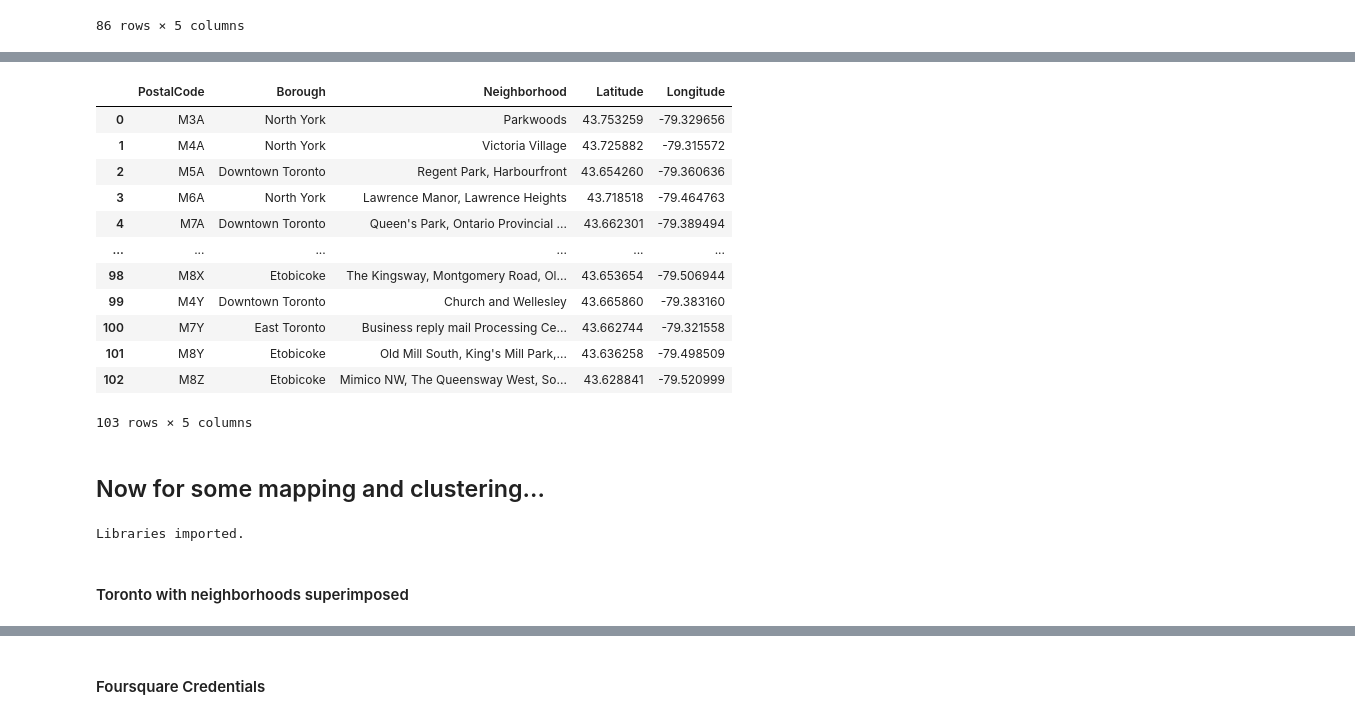
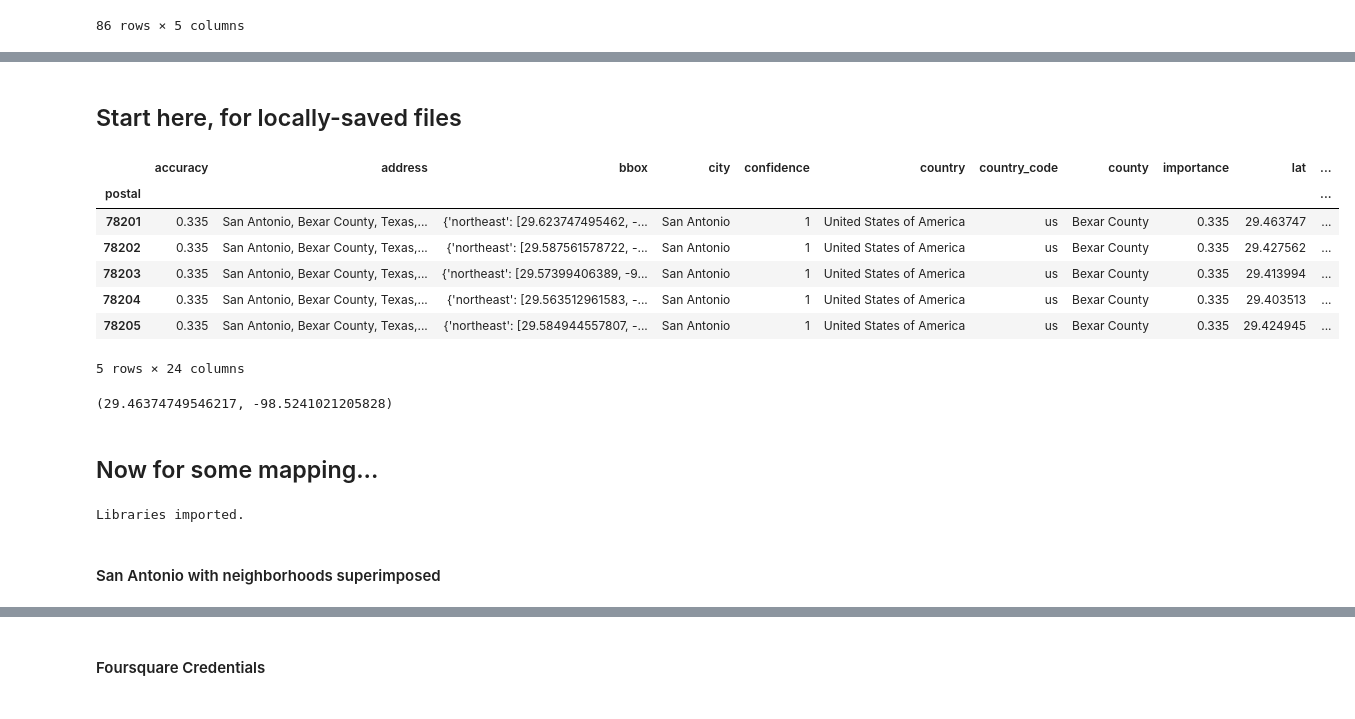
Before and after one commit to cfosterhoudt/Coursera_Capstone, a Jupyter notebook: adding_geospatial_data_with_exporting_and_clustering_San_Antonio_TX.ipynb, the cells around one changed output, grey strips where cells are left out. Saved outputs shown, nothing was run; the diff lists cells and outputs as text; code cells hidden in the pictures.

```diff
--- a/adding_geospatial_data_with_exporting_and_clustering_San_Antonio_TX.ipynb
+++ b/adding_geospatial_data_with_exporting_and_clustering_San_Antonio_TX.ipynb
@@ -149,0 +146,2 @@ df["Longitude"] = long_list
+# %% [markdown]
+## Start here, for locally-saved files
@@ -150,16 +154,16 @@ df["Longitude"] = long_list
+# %%
+geocode_SAZIPs_JSONpath = os.path.join(r'.', 'geocoded_SA_ZIPs.json')
+df = pd.read_json(geocode_SAZIPs_JSONpath, lines=True) # Load into dataframe
+# %%
+df = df.set_index("postal", drop=False)
 # %%
-df
+df.head()
 # %% [output]
-|  | PostalCode | Borough | Neighborhood | Latitude | Longitude |
-| 0 | M3A | North York | Parkwoods | 43.753259 | -79.329656 |
-| 1 | M4A | North York | Victoria Village | 43.725882 | -79.315572 |
-| 2 | M5A | Downtown Toronto | Regent Park, Harbourfront | 43.654260 | -79.360636 |
-| 3 | M6A | North York | Lawrence Manor, Lawrence Heights | 43.718518 | -79.464763 |
-| 4 | M7A | Downtown Toronto | Queen's Park, Ontario Provincial ... | 43.662301 | -79.389494 |
-| ... | ... | ... | ... | ... | ... |
-| 98 | M8X | Etobicoke | The Kingsway, Montgomery Road, Ol... | 43.653654 | -79.506944 |
-| 99 | M4Y | Downtown Toronto | Church and Wellesley | 43.665860 | -79.383160 |
-| 100 | M7Y | East Toronto | Business reply mail Processing Ce... | 43.662744 | -79.321558 |
-| 101 | M8Y | Etobicoke | Old Mill South, King's Mill Park,... | 43.636258 | -79.498509 |
-| 102 | M8Z | Etobicoke | Mimico NW, The Queensway West, So... | 43.628841 | -79.520999 |
+|  | accuracy | address | bbox | city | confidence | country | country_code | county | importance | lat | ... |
+| postal |  |  |  |  |  |  |  |  |  |  | ... |
+| 78201 | 0.335 | San Antonio, Bexar County, Texas,... | {'northeast': [29.623747495462, -... | San Antonio | 1 | United States of America | us | Bexar County | 0.335 | 29.463747 | ... |
+| 78202 | 0.335 | San Antonio, Bexar County, Texas,... | {'northeast': [29.587561578722, -... | San Antonio | 1 | United States of America | us | Bexar County | 0.335 | 29.427562 | ... |
+| 78203 | 0.335 | San Antonio, Bexar County, Texas,... | {'northeast': [29.57399406389, -9... | San Antonio | 1 | United States of America | us | Bexar County | 0.335 | 29.413994 | ... |
+| 78204 | 0.335 | San Antonio, Bexar County, Texas,... | {'northeast': [29.563512961583, -... | San Antonio | 1 | United States of America | us | Bexar County | 0.335 | 29.403513 | ... |
+| 78205 | 0.335 | San Antonio, Bexar County, Texas,... | {'northeast': [29.584944557807, -... | San Antonio | 1 | United States of America | us | Bexar County | 0.335 | 29.424945 | ... |
-103 rows × 5 columns
+5 rows × 24 columns
@@ -166,5 +175,9 @@ df
+# %%
+extract_ll(78201)
+# %% [output]
+(29.46374749546217, -98.5241021205828)
 # %% [markdown]
-## Now for some mapping and clustering...
+## Now for some mapping...
 # %%
 pd.set_option('display.max_columns', None)
 pd.set_option('display.max_rows', None)
@@ -189,5 +195,5 @@ print('Libraries imported.')
 # %% [output]
 Libraries imported.
 # %% [markdown]
-#### Toronto with neighborhoods superimposed
+#### San Antonio with neighborhoods superimposed
 # %%
```
Also changed, not shown: parts of 54 cells of this notebook.
